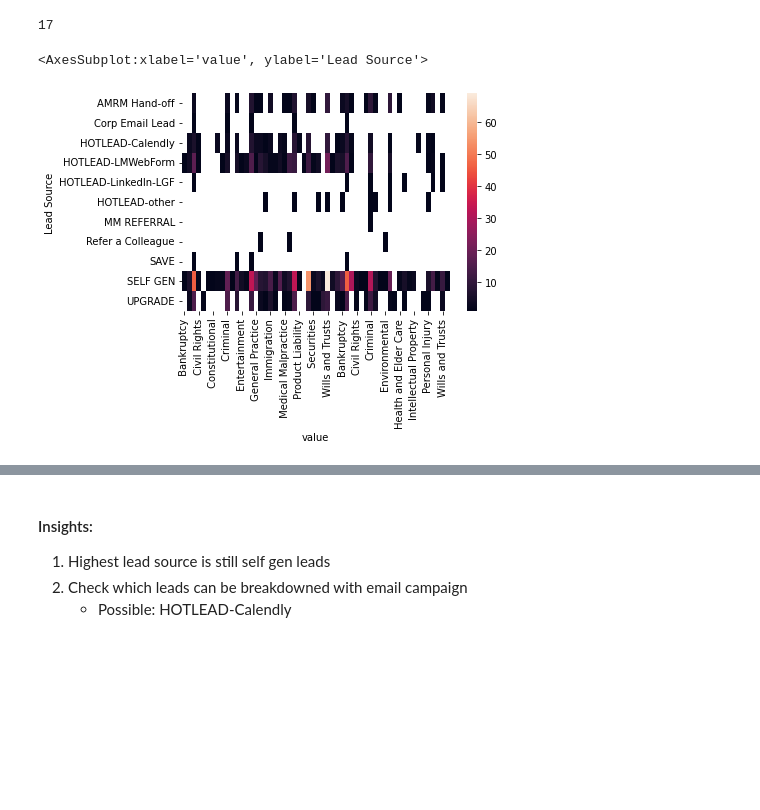
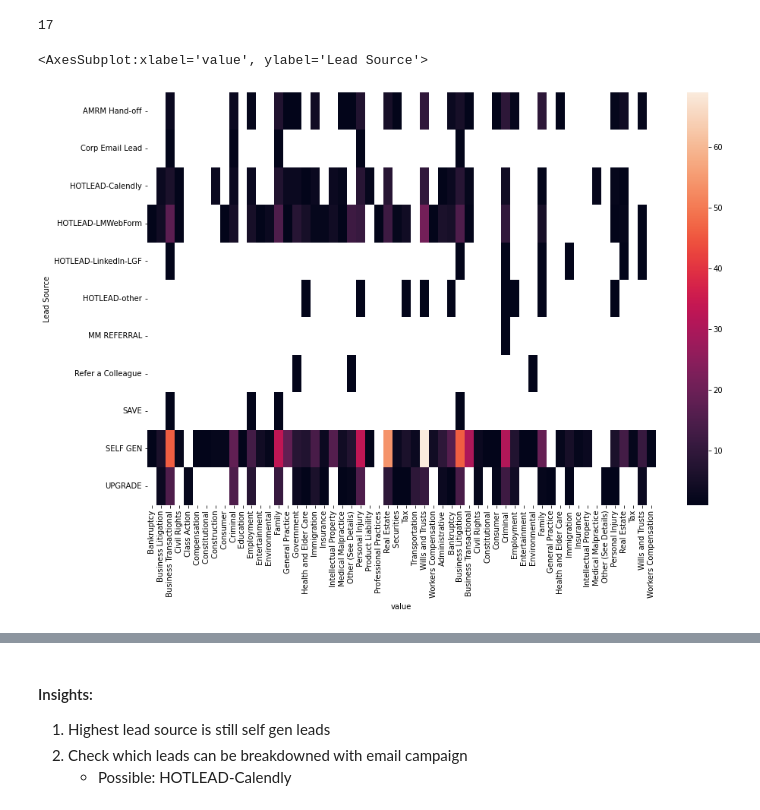
Before and after one commit to rapiinel/sales_rep_lead_preference, a Jupyter notebook: Untitled.ipynb, the cells around one changed output, grey strips where cells are left out. Drawn from its saved outputs; the diff is of its cells as text; code cells hidden in the pictures; blank space fills up the shorter version.

```diff
--- a/Untitled.ipynb
+++ b/Untitled.ipynb
@@ -192,10 +192,11 @@ df = oppty.df.merge(practice_areas, left_index= True, right_index= True)
 # %%
 df_deal = df[df['Stage'] == 'Deal']
 # %%
+plt.figure(figsize = (15,10))
 sns.heatmap(df_deal.pivot_table(index = 'Lead Source', columns = 'value', values = 'Process Tracking For', aggfunc='count'))
 # %% [output]
 <AxesSubplot:xlabel='value', ylabel='Lead Source'>
-[figure, old version]
+[figure, new version]
 # %%
 ax = sns.countplot(data = pvot_table.reset_index(drop = False), x = 'Lead Source')
 _ = ax.set_xticklabels(labels = pvot_table.index,rotation = 90)
```
Also changed, not shown: parts of 6 cells of this notebook.
